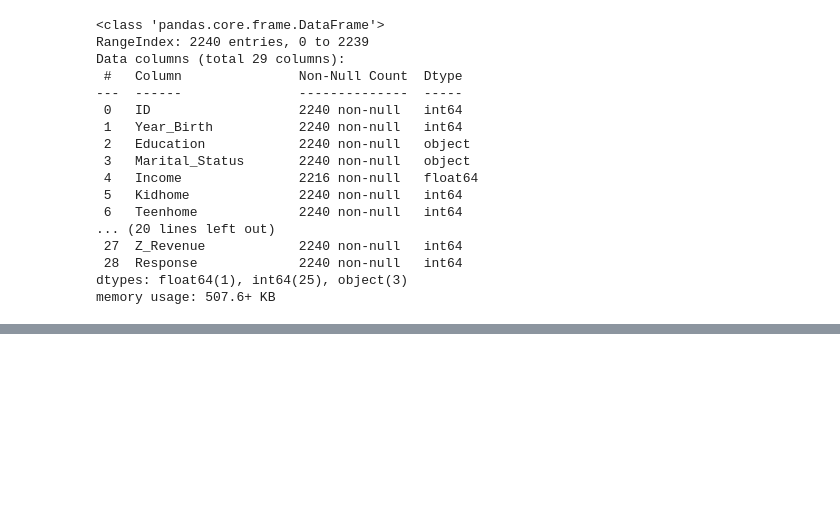
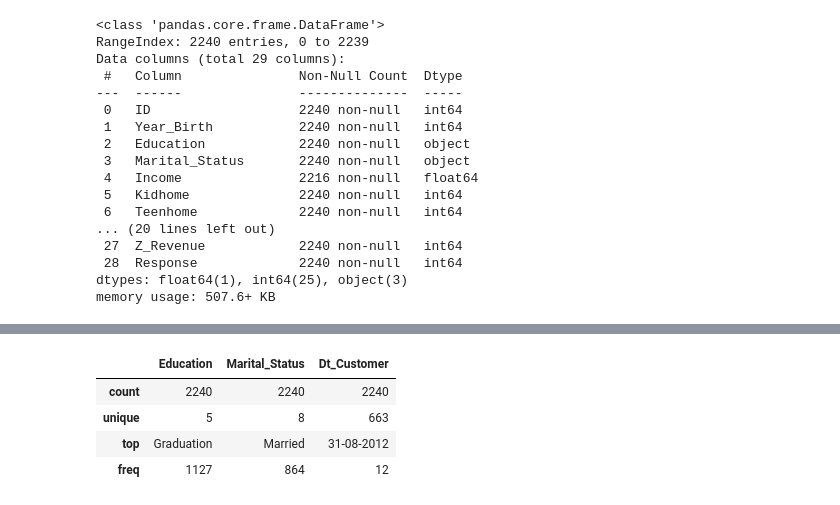
Before and after one commit to Antonio-Manoel/IFood_dataAnalyst, a Jupyter notebook: notebooks/01 - EDA.ipynb, the cells around one changed output, grey strips where cells are left out. Saved outputs shown, nothing was run; the diff lists cells and outputs as text; code cells hidden in the pictures; blank space fills up the shorter version.

```diff
--- a/notebooks/01 - EDA.ipynb
+++ b/notebooks/01 - EDA.ipynb
@@ -57,0 +74,8 @@ memory usage: 507.6+ KB
+# %%
+df.describe(exclude="number")
+# %% [output]
+|  | Education | Marital_Status | Dt_Customer |
+| count | 2240 | 2240 | 2240 |
+| unique | 5 | 8 | 663 |
+| top | Graduation | Married | 31-08-2012 |
+| freq | 1127 | 864 | 12 |
```
Also changed, not shown: parts of 18 cells of this notebook, 2 other files.
